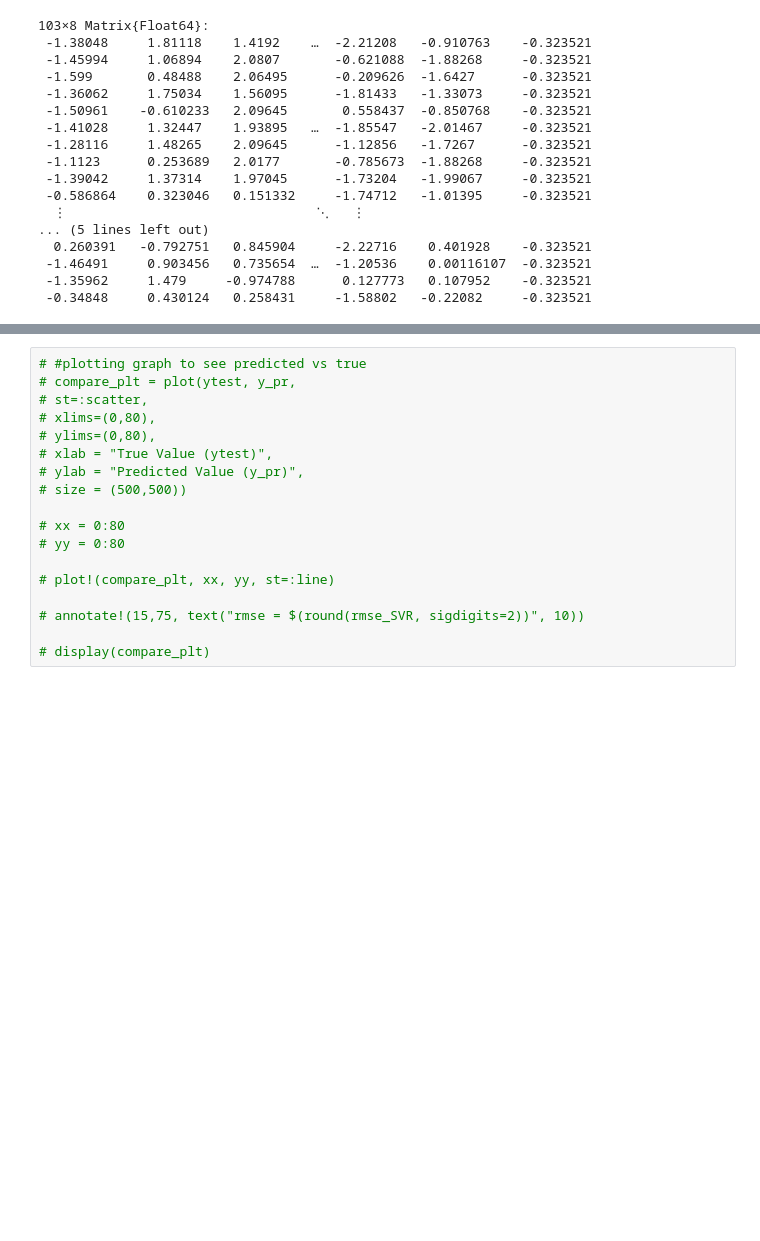
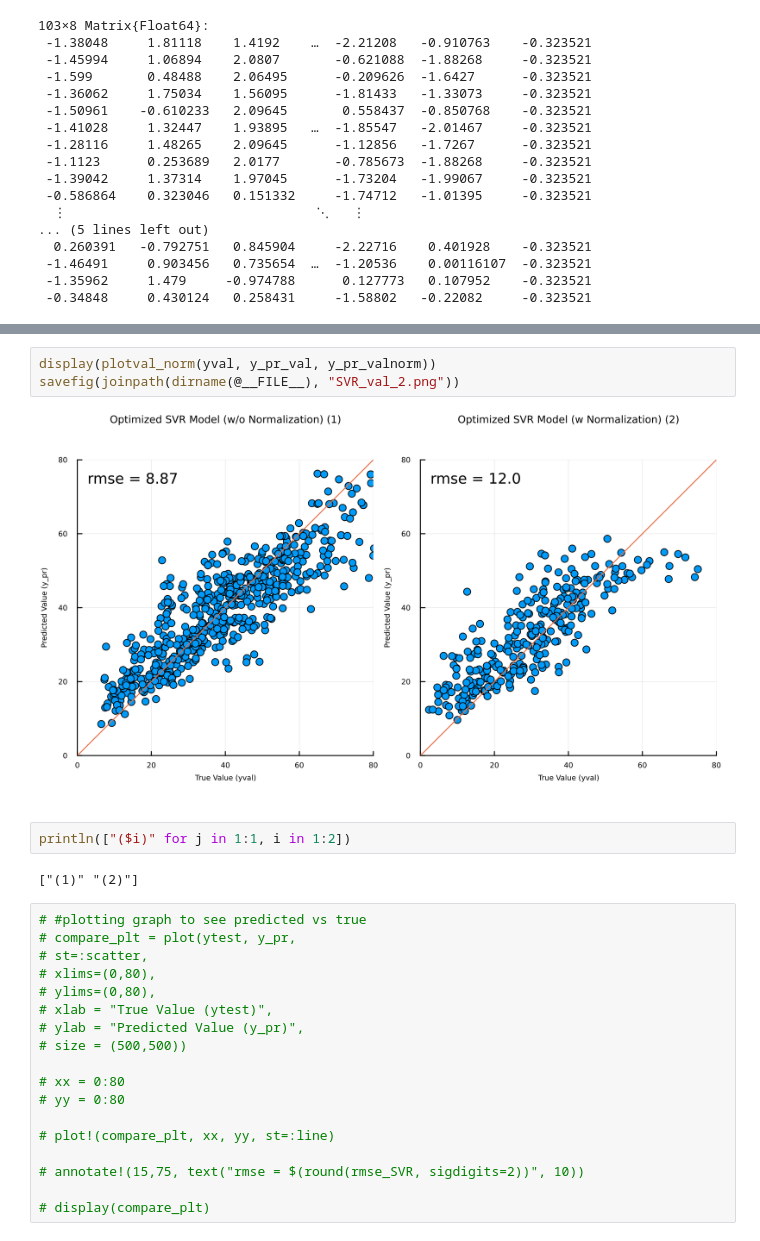
Before and after one commit to uiceds/cee-492-term-project-fall-2022-team-online, a Jupyter notebook: reference/2-Support Vector Regression/SVR.ipynb, the cells around one changed output, grey strips where cells are left out. Saved outputs shown, nothing was run; the diff lists cells and outputs as text; blank space fills up the shorter version.

```diff
--- a/reference/2-Support Vector Regression/SVR.ipynb
+++ b/reference/2-Support Vector Regression/SVR.ipynb
@@ -210,3 +252,12 @@ display(plottraintest(ytrain, y_pr_trainnorm, ytest, y_pr_testnorm))
+# %%
+display(plotval_norm(yval, y_pr_val, y_pr_valnorm))
+savefig(joinpath(dirname(@__FILE__), "SVR_val_2.png"))
+# %% [output]
+[figure, added]
+# %%
+println(["($i)" for j in 1:1, i in 1:2])
+# %% [output]
+["(1)" "(2)"]
 # %%
 # #plotting graph to see predicted vs true
 # compare_plt = plot(ytest, y_pr,
```
Also changed, not shown: parts of 9 cells of this notebook, 8 other files.
